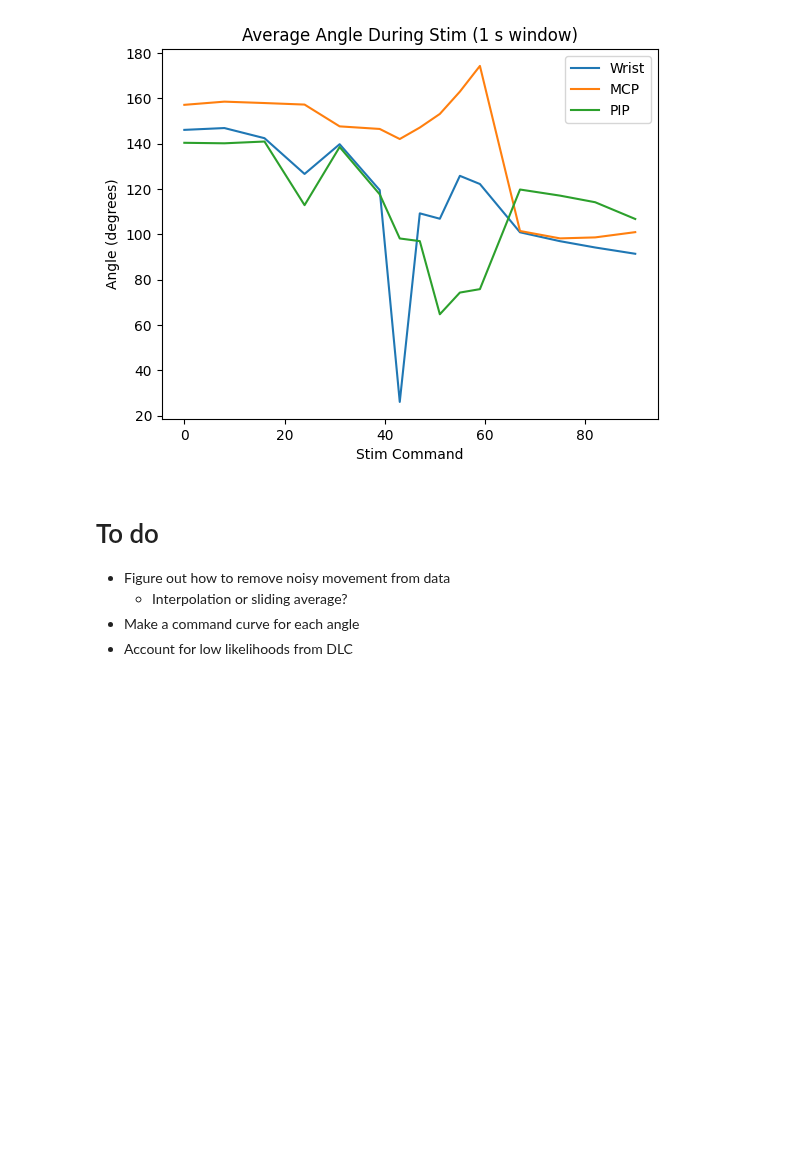
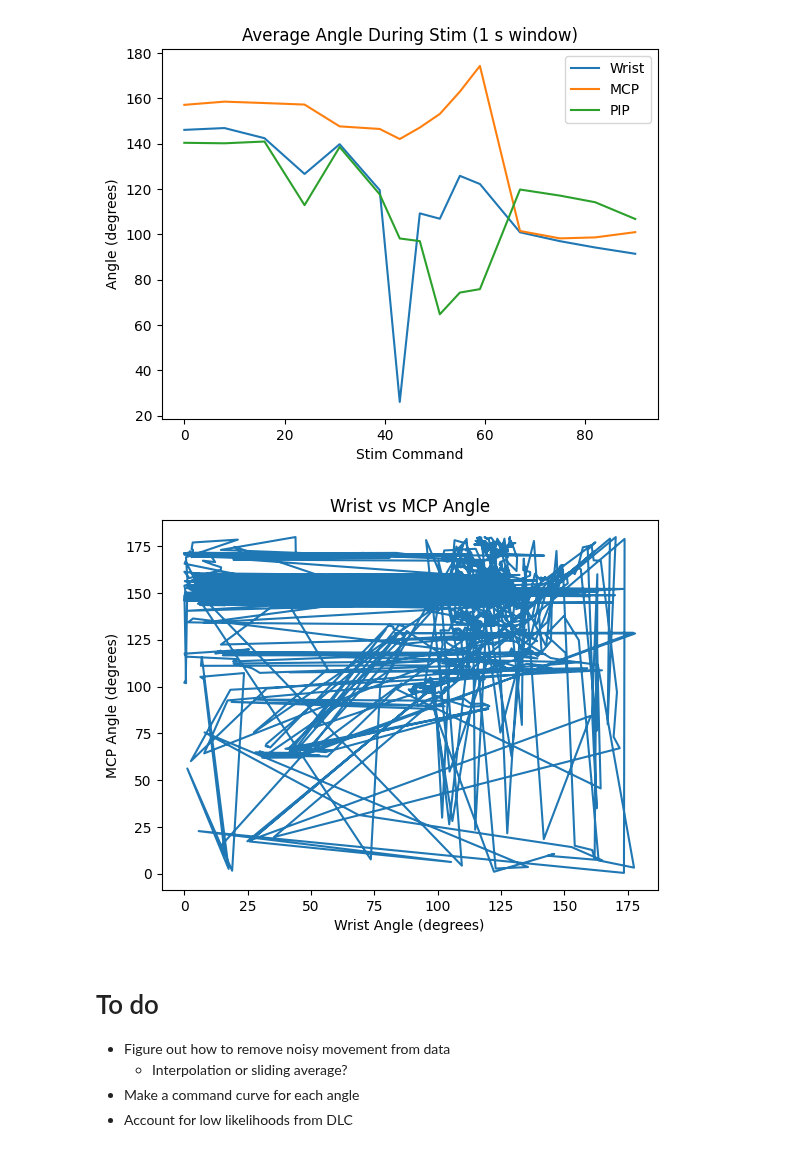
Before and after one commit to draeloslab/stim_behavior, a Jupyter notebook: notebooks/dlc_angles.ipynb, the cells around one changed output. Cells and saved outputs as stored; diff of their text form; code cells hidden in the pictures; blank space fills up the shorter version.

Commit message:
added 2d plot

```diff
--- a/notebooks/dlc_angles.ipynb
+++ b/notebooks/dlc_angles.ipynb
@@ -84,6 +84,14 @@ plt.title("Average Angle During Stim (1 s window)")
 plt.show()
 # %% [output]
 [figure]
+# %%
+plt.plot(wristAngle,mcpAngle)
+plt.title("Wrist vs MCP Angle")
+plt.xlabel("Wrist Angle (degrees)")
+plt.ylabel("MCP Angle (degrees)")
+plt.show()
+# %% [output]
+[figure, added]
 # %% [markdown]
 # To do
 - Figure out how to remove noisy movement from data
```
